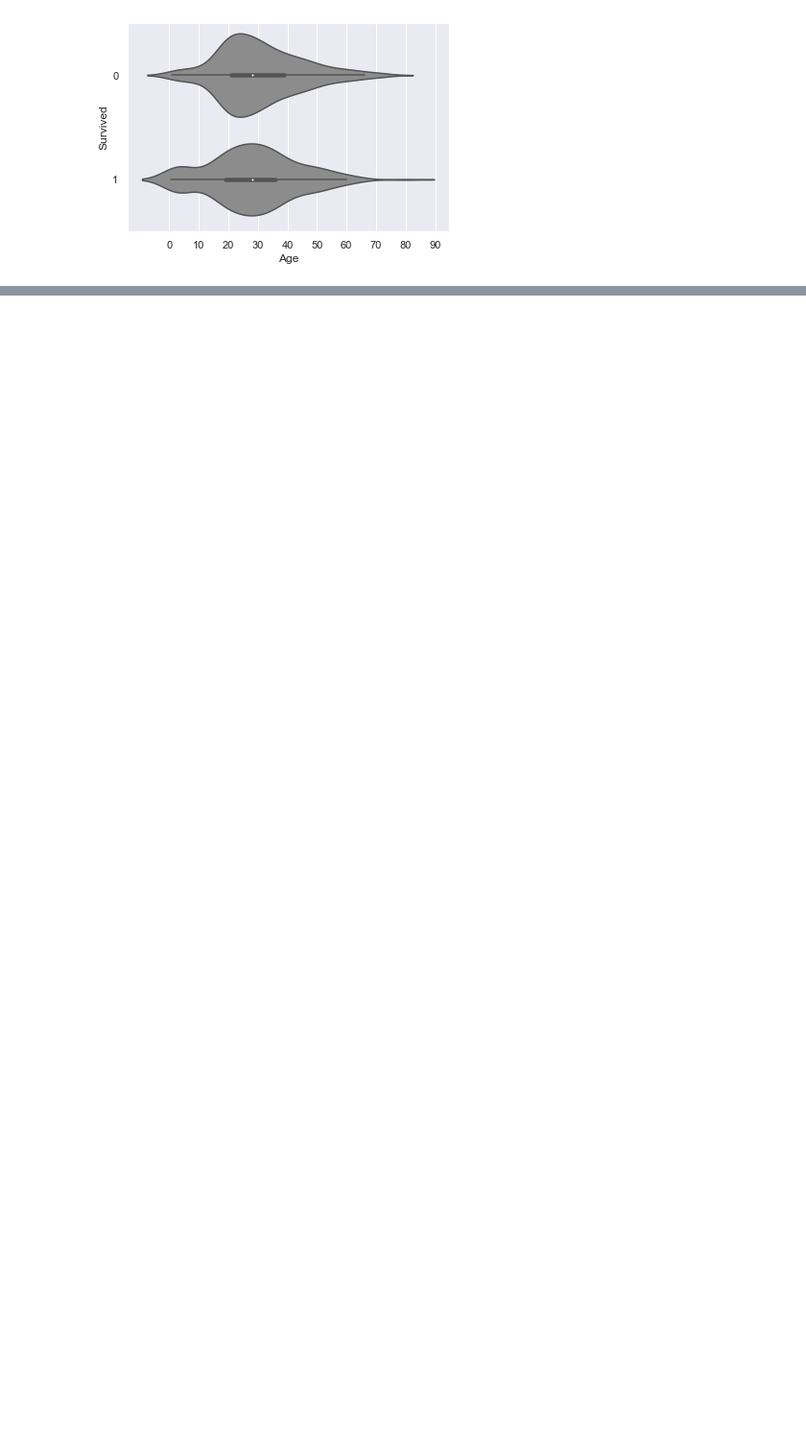
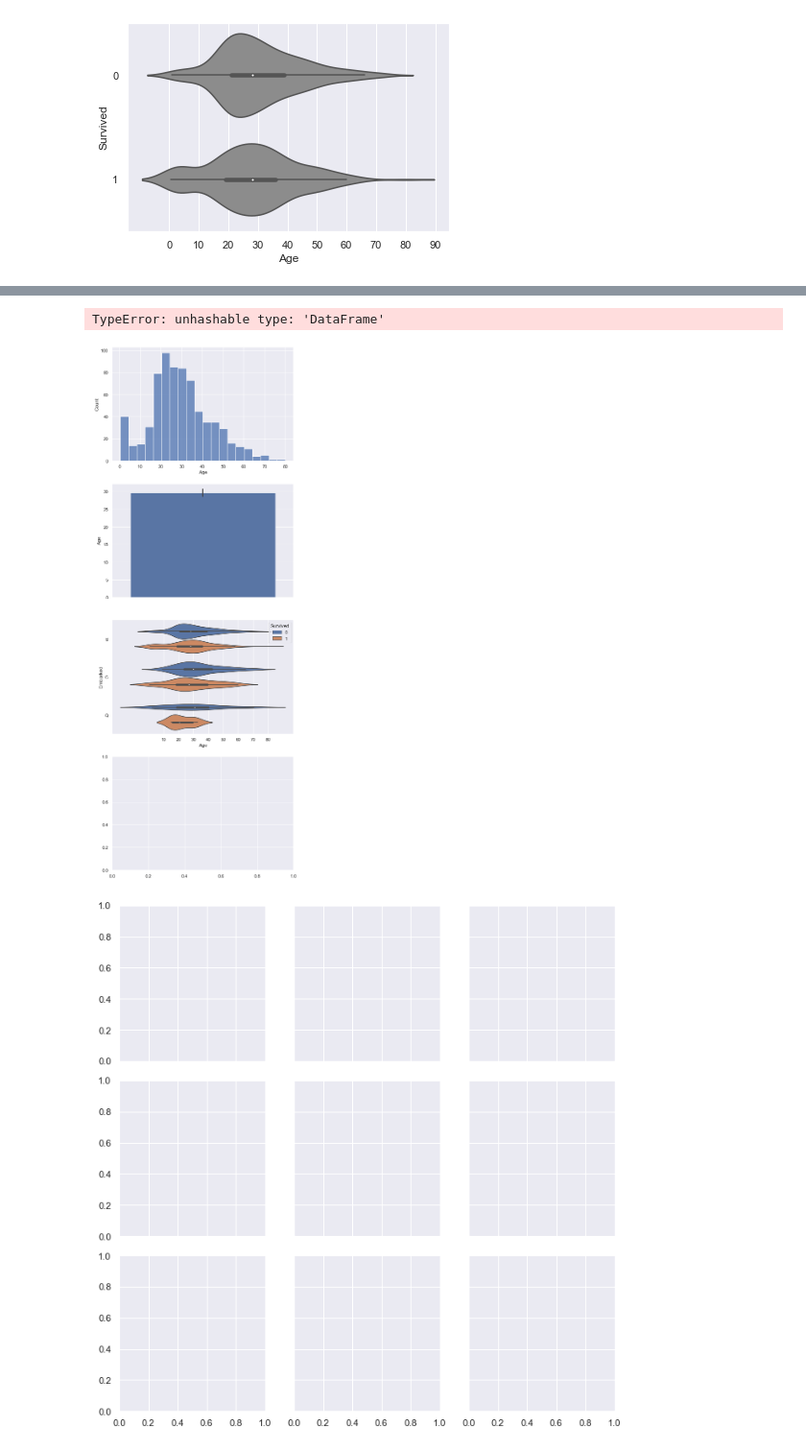
Before and after one commit to Moaaz-Mahmoud/Third-Year-Electrical-Testing-3A, a Jupyter notebook: class-3-data_analysis_and_ml/titanic/delete.ipynb, the cells around one changed output, grey strips where cells are left out. Shown at 96% size. Saved outputs shown, nothing was run; the diff lists cells and outputs as text; code cells hidden in the pictures; blank space fills up the shorter version.

```diff
--- a/class-3-data_analysis_and_ml/titanic/delete.ipynb
+++ b/class-3-data_analysis_and_ml/titanic/delete.ipynb
@@ -47,0 +54,20 @@ df[df['Age'] == df['Age'].min()]
+# %%
+plt.figure(figsize=(8, 36))
+
+plt.subplot(6, 1, 1)
+sns.histplot(data=df, x='Age')
+
+plt.subplot(6, 1, 2)
+sns.barplot(data=df, y='Age')
+
+plt.subplot(6, 1, 3)
+sns.violinplot(data=df, x='Age', y='Embarked', hue='Survived')
+plt.xticks(np.arange(10, 90, 10))
+
+plt.subplot(6, 1, 4)
+g = sns.FacetGrid(data=df, col='Embarked', row='Pclass')
+g.map(sns.heatmap, df, 'Sex', 'Fare')
+# %% [output]
+TypeError: unhashable type: 'DataFrame'
+[figure, added]
+[figure, added]
```
Also changed, not shown: parts of 4 cells of this notebook, 3 other files.
